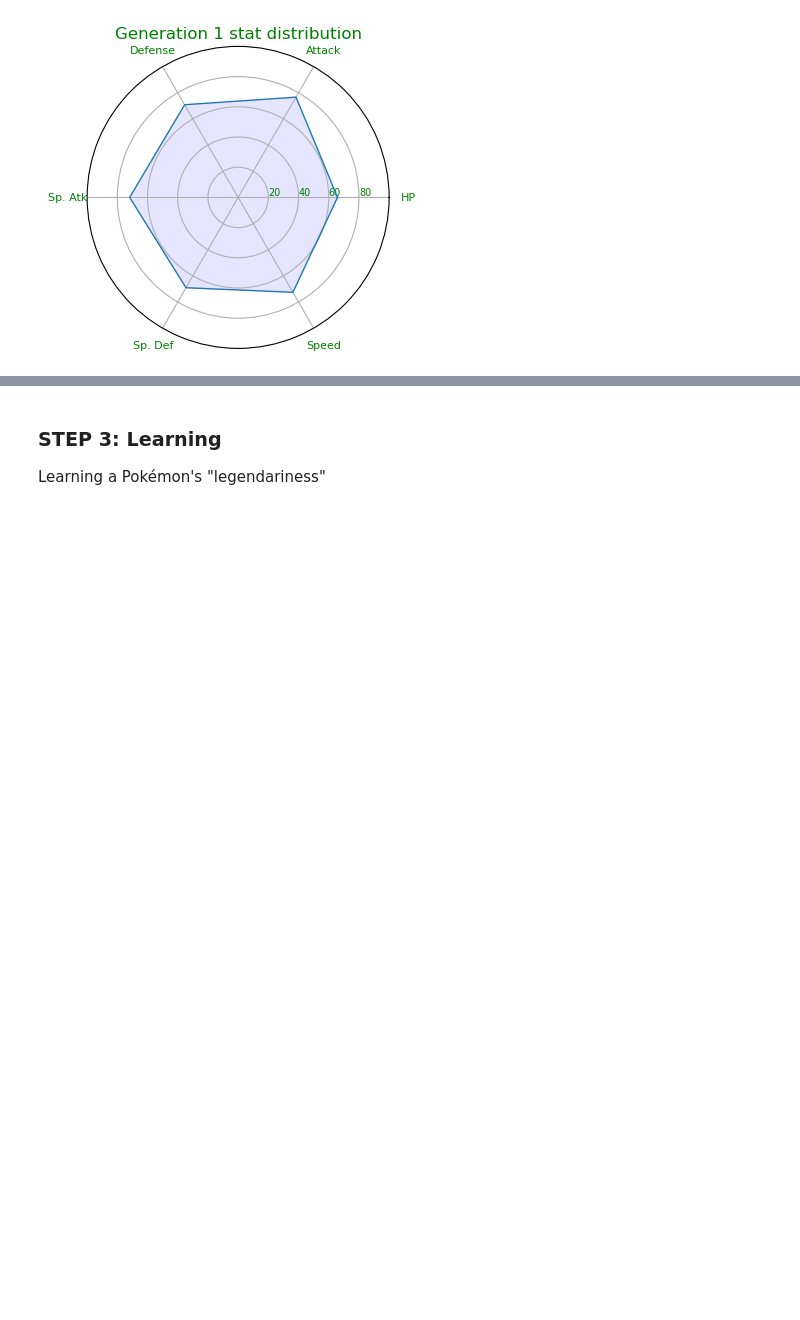
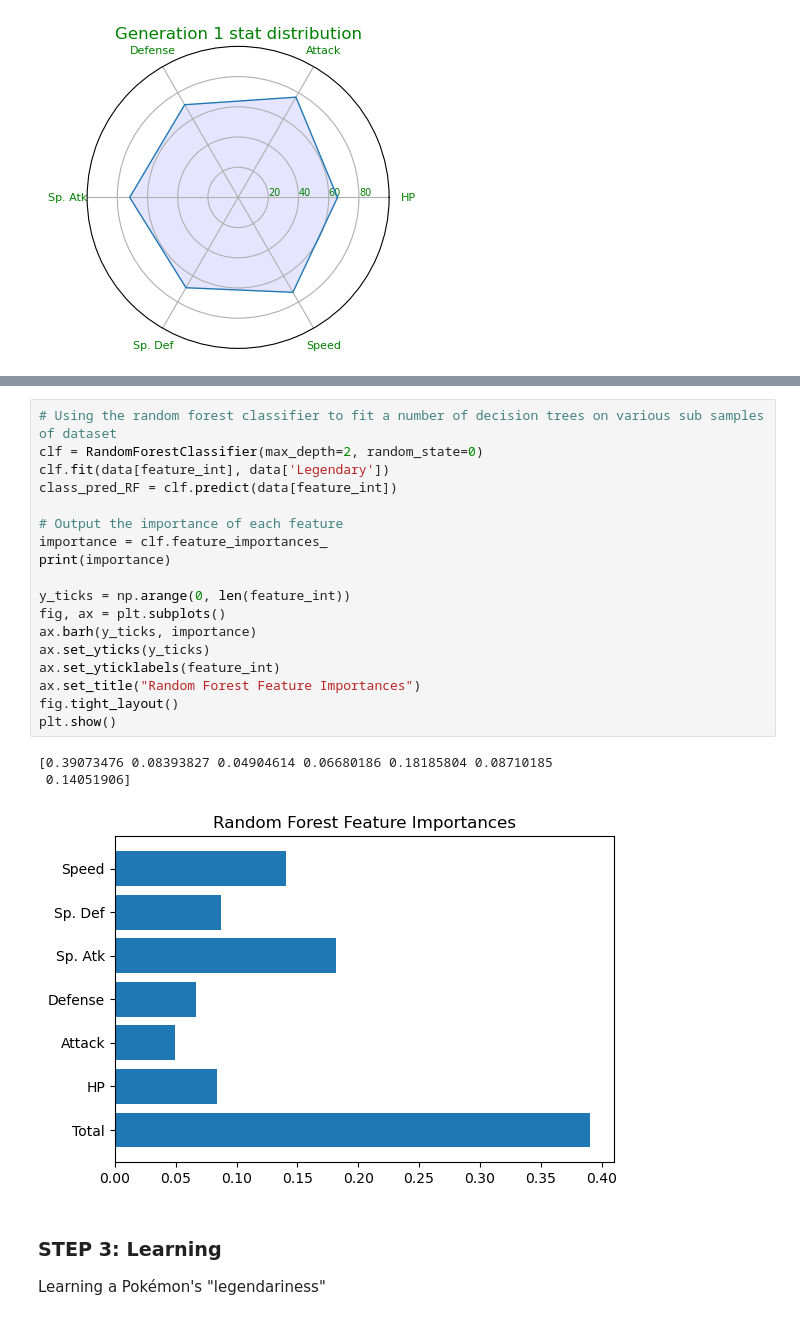
Before and after one commit to LiamLeGoffic/SPLEX_Project, a Jupyter notebook: pokemon_analysis_final.ipynb, the cells around one changed output, grey strips where cells are left out. Saved outputs shown, nothing was run; the diff lists cells and outputs as text; blank space fills up the shorter version.

```diff
--- a/pokemon_analysis_final.ipynb
+++ b/pokemon_analysis_final.ipynb
@@ -213,6 +226,28 @@ print(clf.decision_path([[700, 100, 180, 120, 30, 70, 200]]))
   (0, 26)       1
   (0, 46)       1
   (0, 47)       1
+# %%
+# Using the random forest classifier to fit a number of decision trees on various sub samples of dataset
+clf = RandomForestClassifier(max_depth=2, random_state=0)
+clf.fit(data[feature_int], data['Legendary'])
+class_pred_RF = clf.predict(data[feature_int])
+
+# Output the importance of each feature
+importance = clf.feature_importances_
+print(importance)
+
+y_ticks = np.arange(0, len(feature_int))
+fig, ax = plt.subplots()
+ax.barh(y_ticks, importance)
+ax.set_yticks(y_ticks)
+ax.set_yticklabels(feature_int)
+ax.set_title("Random Forest Feature Importances")
+fig.tight_layout()
+plt.show()
+# %% [output]
+[0.39073476 0.08393827 0.04904614 0.06680186 0.18185804 0.08710185
+ 0.14051906]
+[figure, added]
 # %% [markdown]
 ### STEP 3: Learning
 
```
Also changed, not shown: parts of 6 cells of this notebook, 10 other files.
